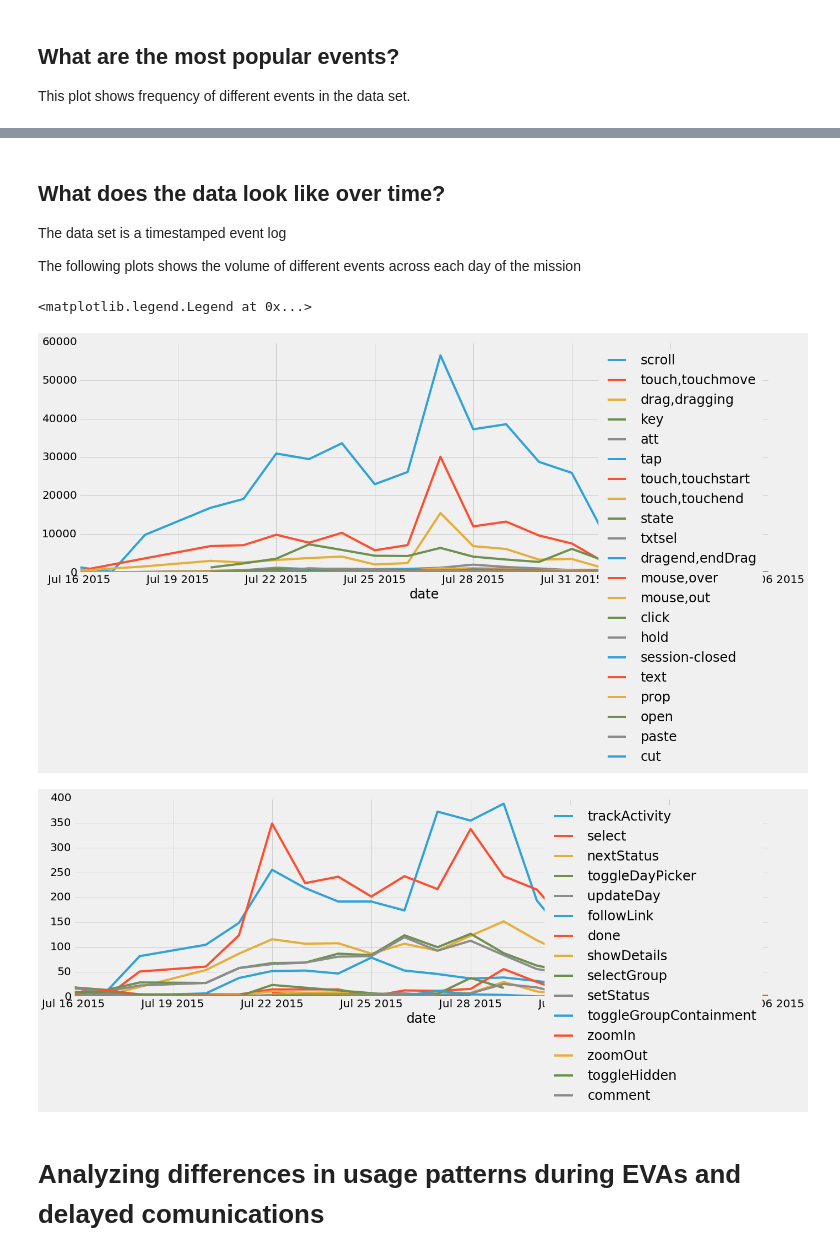
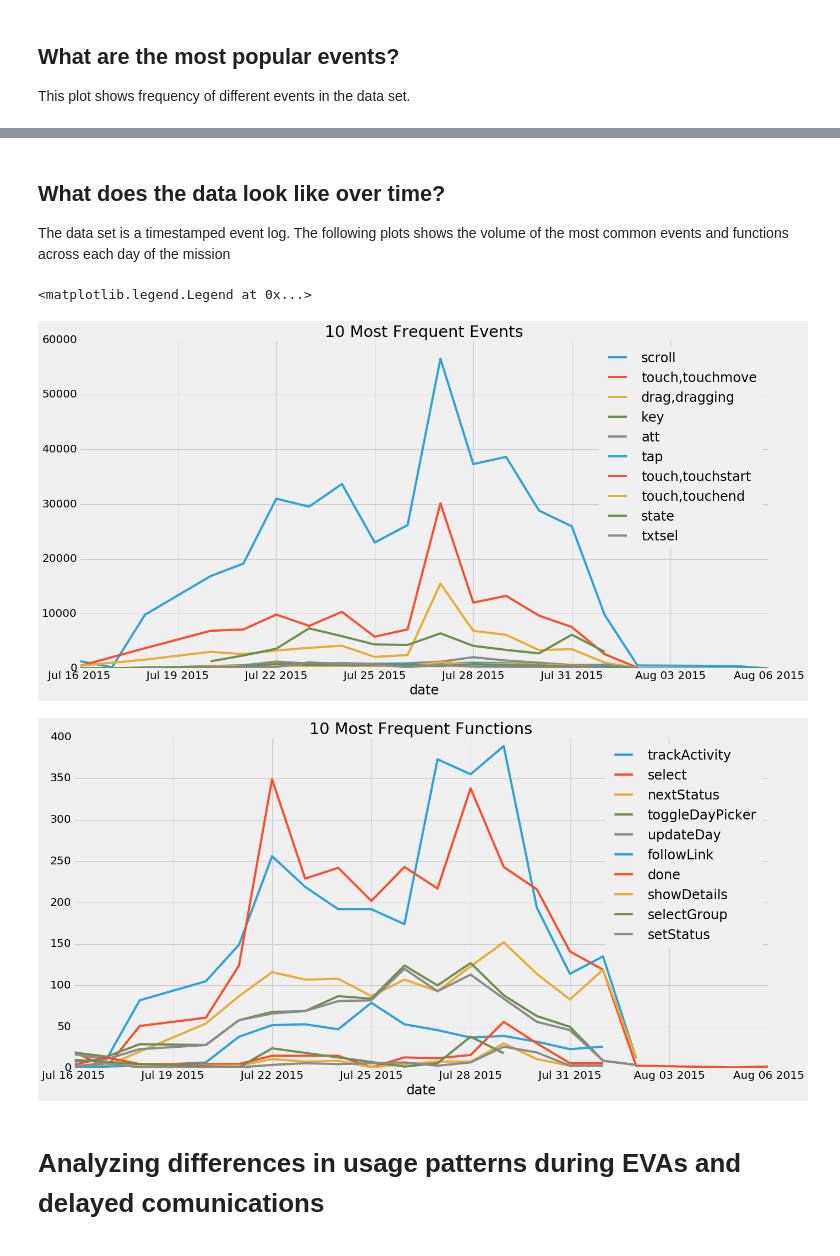
Before and after one commit to katylinn/GA-DataScience-Project, a Jupyter notebook: draftpaper.ipynb, the cells around one changed output, grey strips where cells are left out. Cells and saved outputs as stored; diff of their text form; code cells hidden in the pictures.

```diff
--- a/draftpaper.ipynb
+++ b/draftpaper.ipynb
@@ -192,25 +195,25 @@ clicks.function.value_counts().plot(kind="bar")
 # %% [markdown]
 ## What does the data look like over time?
-The data set is a timestamped event log
-
-The following plots shows the volume of different events across each day of the mission
+The data set is a timestamped event log.  The following plots shows the volume of the most common events and functions across each day of the mission
 # %%
-fig, ax = plt.pyplot.subplots()
-plt.rcParams['figure.figsize'] = (20, 6)
+fig, ax = plt.subplots()
+plt.rcParams['figure.figsize'] = (20, 10)
 plt.rcParams['font.size'] = 20
-for feature in events.event.value_counts().keys():
-    events[events.event==feature].groupby("date").size().plot(ax=ax, label=feature)
+for feature in events.event.value_counts().head(10).keys():
+    events[events.event==feature].groupby("date").size().plot(ax=ax, label=feature, title="10 Most Frequent Events")
 ax.legend()
 
-fig, ax = plt.pyplot.subplots()
-plt.rcParams['figure.figsize'] = (20, 6)
+
+
+fig, ax = plt.subplots()
+plt.rcParams['figure.figsize'] = (20, 10)
 plt.rcParams['font.size'] = 20
-for feature in clicks.function.value_counts().keys():
-    clicks[clicks.function==feature].groupby("date").size().plot(ax=ax, label=feature)
+for feature in clicks.function.value_counts().head(10).keys():
+    clicks[clicks.function==feature].groupby("date").size().plot(ax=ax, label=feature,  title="10 Most Frequent Functions")
 ax.legend()
 # %% [output]
 <matplotlib.legend.Legend at 0x...>
-[figure, old version]
+[figure, new version]
-[figure, old version]
+[figure, new version]
 # %% [markdown]
 # Analyzing differences in usage patterns during EVAs and delayed comunications
```
Also changed, not shown: parts of 24 cells of this notebook.
